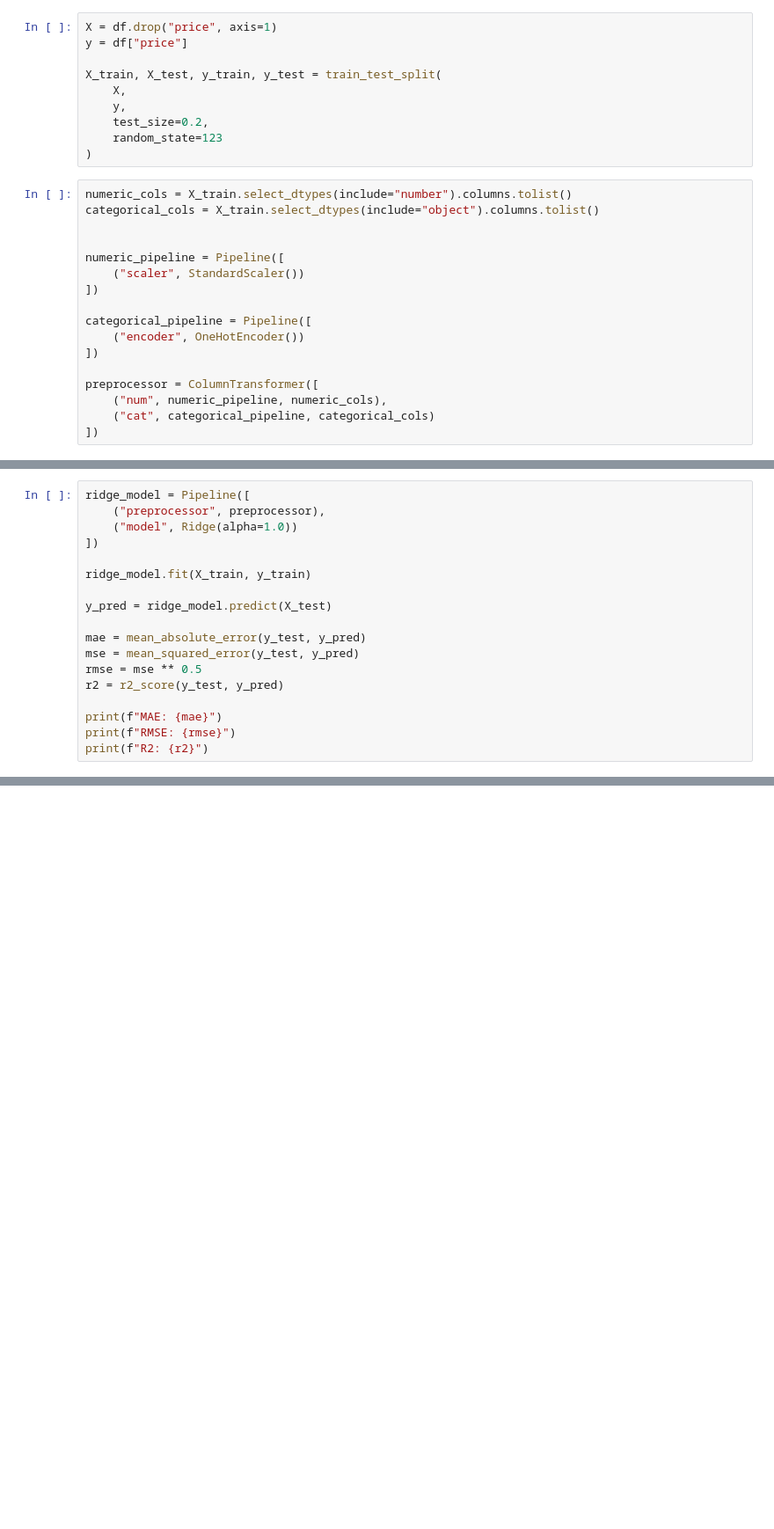
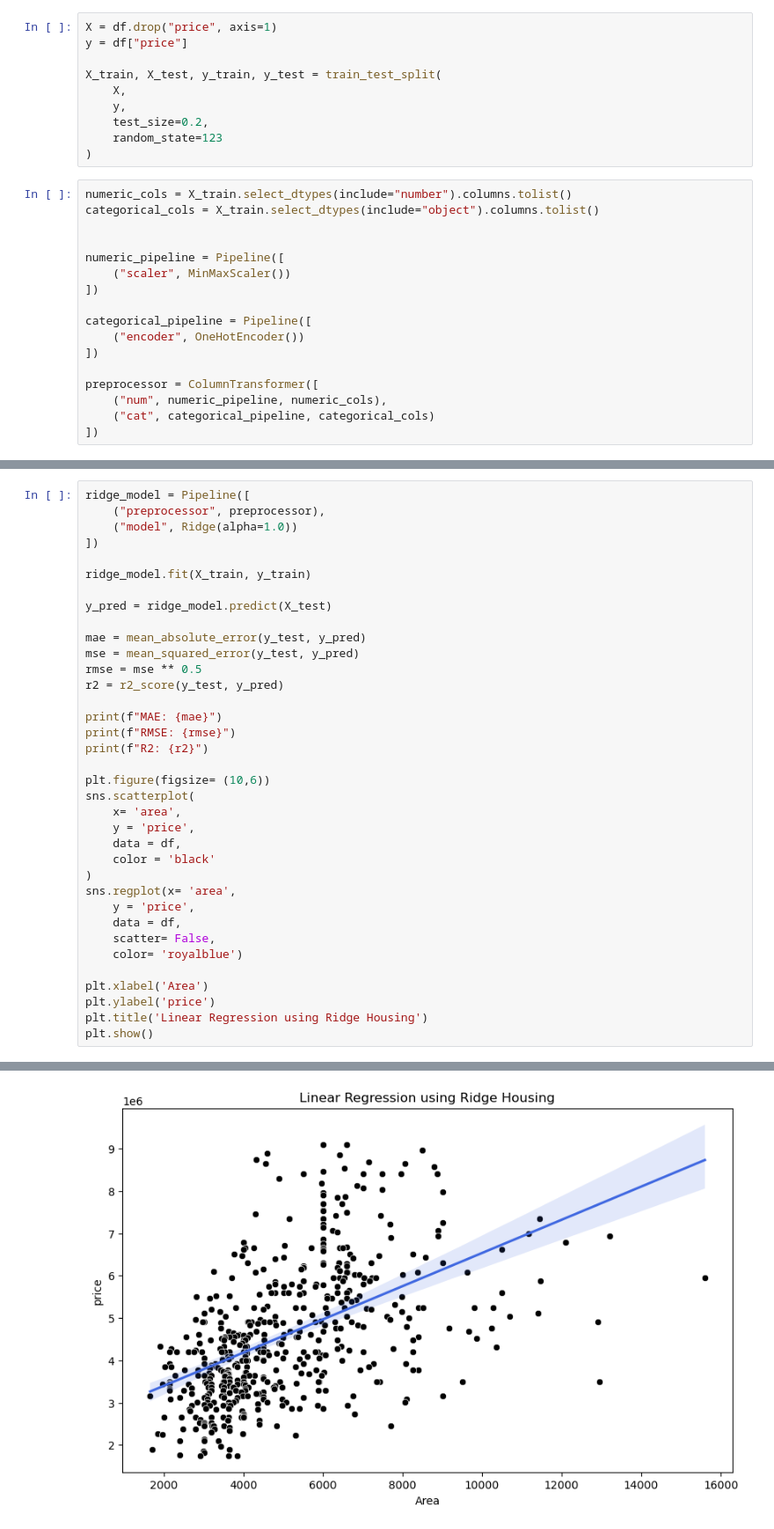
Before and after one commit to carmele9/AI_ALgorithms, a Jupyter notebook: linear_regression/linear_regression_housing.ipynb, the cells around one changed output, grey strips where cells are left out. Shown at 88% size. Drawn from its saved outputs; the diff is of its cells as text; blank space fills up the shorter version.

Commit message:
inluir plot en ridge al tener mejor resultados

```diff
--- a/linear_regression/linear_regression_housing.ipynb
+++ b/linear_regression/linear_regression_housing.ipynb
@@ -172,7 +172,7 @@ categorical_cols = X_train.select_dtypes(include="object").columns.tolist()
 
 
 numeric_pipeline = Pipeline([
-    ("scaler", StandardScaler())
+    ("scaler", MinMaxScaler())
 ])
 
 categorical_pipeline = Pipeline([
@@ -260,4 +260,22 @@ r2 = r2_score(y_test, y_pred)
 print(f"MAE: {mae}")
 print(f"RMSE: {rmse}")
 print(f"R2: {r2}")
+
+plt.figure(figsize= (10,6))
+sns.scatterplot(
+    x= 'area',
+    y = 'price',
+    data = df,
+    color = 'black'
+)
+sns.regplot(x= 'area',
+    y = 'price',
+    data = df,
+    scatter= False,
+    color= 'royalblue')
+
+plt.xlabel('Area')
+plt.ylabel('price')
+plt.title('Linear Regression using Ridge Housing')
+plt.show()
 # %% [output]
@@ -267,3 +285,4 @@ R2: 0.594432805517316
+[figure, added]
 # %%
 lasso_model = Pipeline([
     ("preprocessor", preprocessor),
```
Also changed, not shown: parts of 6 cells of this notebook.
